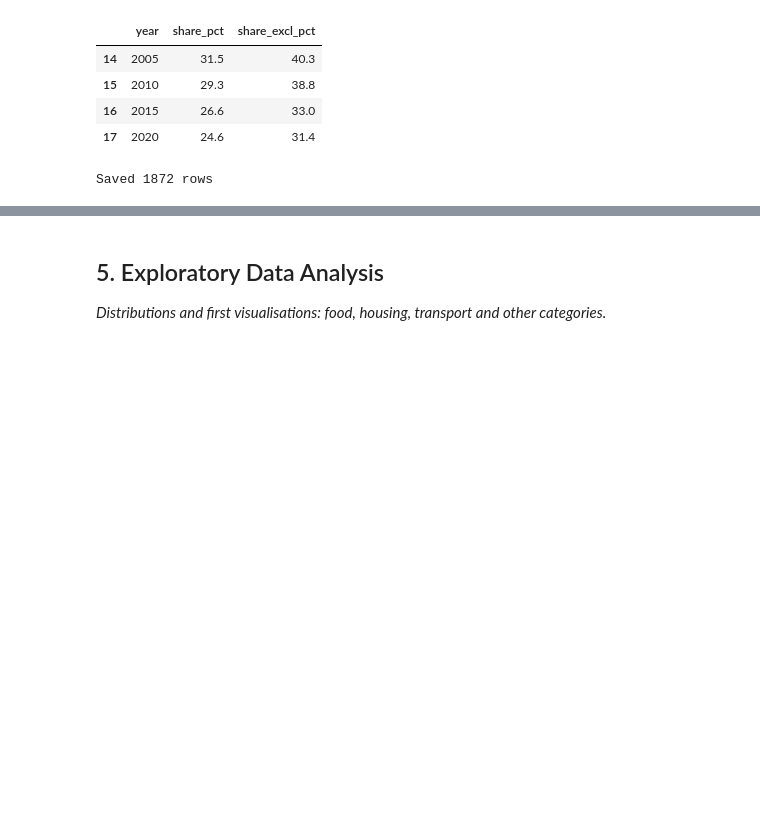
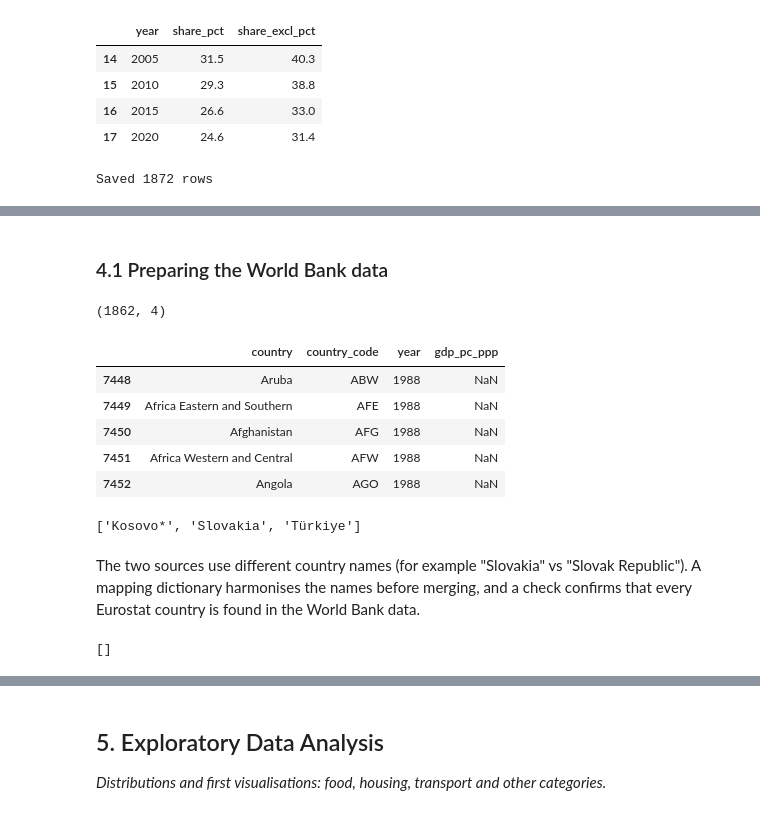
Before and after one commit to qnaatanasova86-tech/household-budgets-bg-vs-eu, a Jupyter notebook: household_budgets_analysis.ipynb, the cells around one changed output, grey strips where cells are left out. Saved outputs shown, nothing was run; the diff lists cells and outputs as text; code cells hidden in the pictures; blank space fills up the shorter version.

```diff
--- a/household_budgets_analysis.ipynb
+++ b/household_budgets_analysis.ipynb
@@ -334,0 +364,55 @@ _Join the sources by country, year and COICOP category. Check the result for los
+# %% [markdown]
+### 4.1 Preparing the World Bank data
+# %%
+# Reshape: one row per country and year
+year_cols = [c for c in wb.columns if c.isdigit()]
+gdp = wb.melt(
+    id_vars=["Country Name", "Country Code"],
+    value_vars=year_cols,
+    var_name="year",
+    value_name="gdp_pc_ppp",
+)
+gdp["year"] = gdp["year"].astype(int)
+gdp = gdp.rename(columns={"Country Name": "country", "Country Code": "country_code"})
+
+# Keep only the survey years found in the Eurostat data
+survey_years = sorted(df_adj["year"].unique())
+gdp = gdp[gdp["year"].isin(survey_years)]
+
+print(gdp.shape)
+gdp.head()
+# %% [output]
+(1862, 4)
+|  | country | country_code | year | gdp_pc_ppp |
+| 7448 | Aruba | ABW | 1988 | NaN |
+| 7449 | Africa Eastern and Southern | AFE | 1988 | NaN |
+| 7450 | Afghanistan | AFG | 1988 | NaN |
+| 7451 | Africa Western and Central | AFW | 1988 | NaN |
+| 7452 | Angola | AGO | 1988 | NaN |
+# %%
+# Eurostat countries that have no match in the World Bank data (by name)
+eu_countries = set(df_adj["country"])
+wb_countries = set(gdp["country"])
+print(sorted(eu_countries - wb_countries))
+# %% [output]
+['Kosovo*', 'Slovakia', 'Türkiye']
+# %% [markdown]
+The two sources use different country names (for example "Slovakia" vs "Slovak Republic").
+A mapping dictionary harmonises the names before merging, and a check confirms that every
+Eurostat country is found in the World Bank data.
+# %%
+# Harmonise World Bank country names with the Eurostat names.
+# Both old and new World Bank spellings are listed for safety.
+wb_to_eurostat = {
+    "Slovak Republic": "Slovakia",
+    "Turkiye": "Türkiye",
+    "Türkiye": "Türkiye",
+    "Kosovo": "Kosovo*",
+}
+gdp["country"] = gdp["country"].replace(wb_to_eurostat)
+
+# Re-check: this list should now be empty
+eu_countries = set(df_adj["country"])
+print(sorted(eu_countries - set(gdp["country"])))
+# %% [output]
+[]
```
Also changed, not shown: parts of 10 cells of this notebook.
